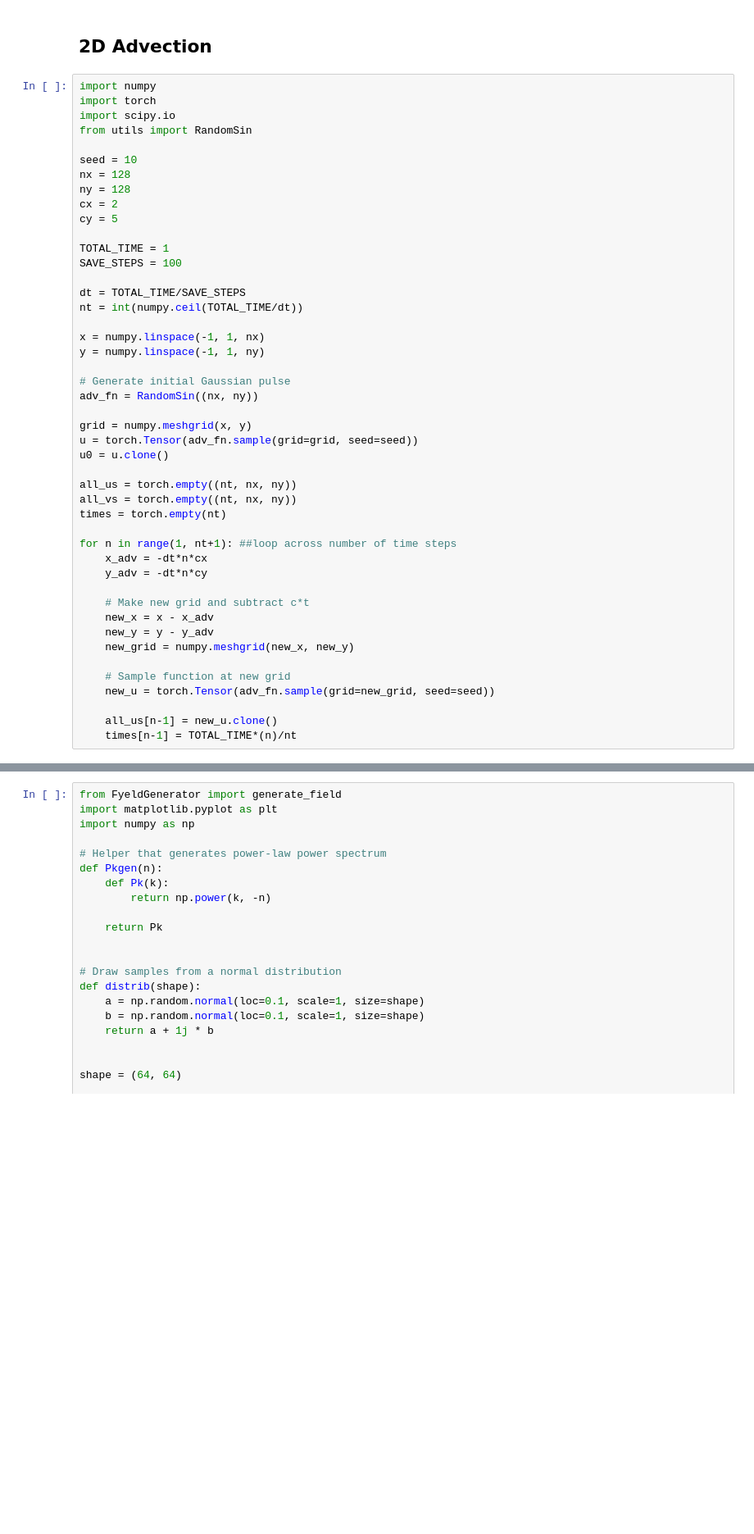
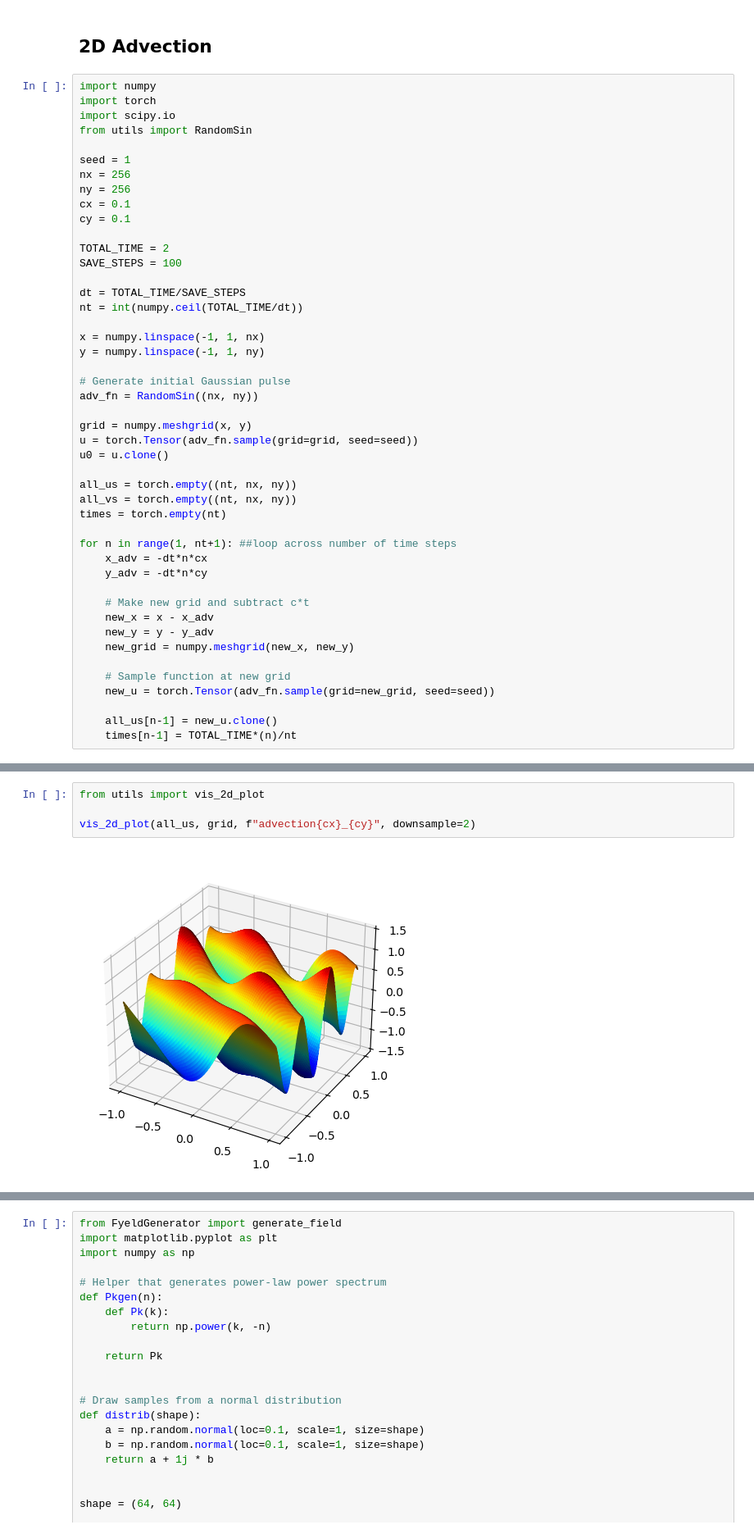
Before and after one commit to anthonyzhou-1/data_gen, a Jupyter notebook: visualize.ipynb, the cells around one changed output, grey strips where cells are left out. Shown at 82% size. Saved outputs shown, nothing was run; the diff lists cells and outputs as text; blank space fills up the shorter version.

```diff
--- a/visualize.ipynb
+++ b/visualize.ipynb
@@ -39,13 +24,13 @@ import torch
 import scipy.io
 from utils import RandomSin
 
-seed = 10
-nx = 128
-ny = 128
-cx = 2
-cy = 5
+seed = 1
+nx = 256
+ny = 256
+cx = 0.1
+cy = 0.1
 
-TOTAL_TIME = 1
+TOTAL_TIME = 2
 SAVE_STEPS = 100
 
 dt = TOTAL_TIME/SAVE_STEPS
@@ -83,0 +67,6 @@ for n in range(1, nt+1): ##loop across number of time steps
+# %%
+from utils import vis_2d_plot
+
+vis_2d_plot(all_us, grid, f"advection{cx}_{cy}", downsample=2)
+# %% [output]
+[figure, added]
```
Also changed, not shown: parts of 39 cells of this notebook, 5 other files.
